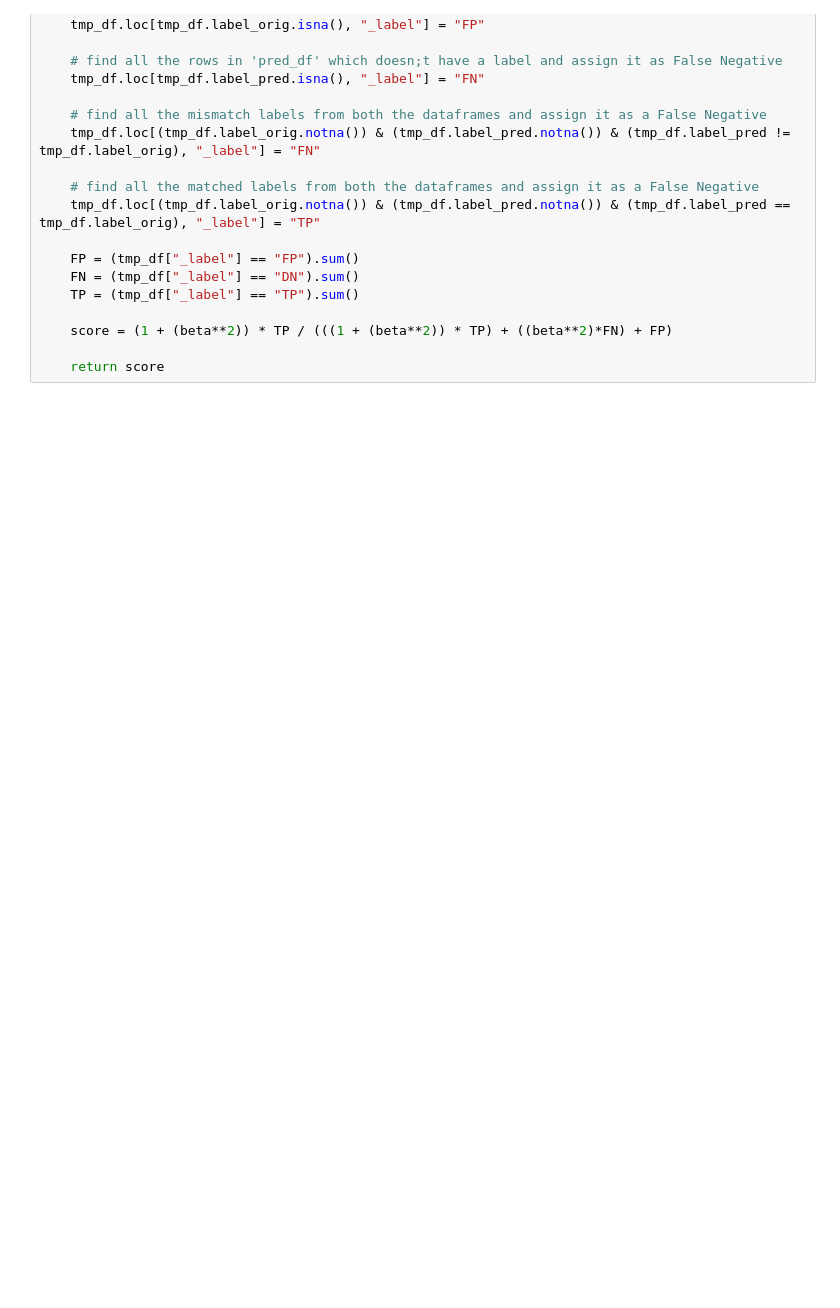
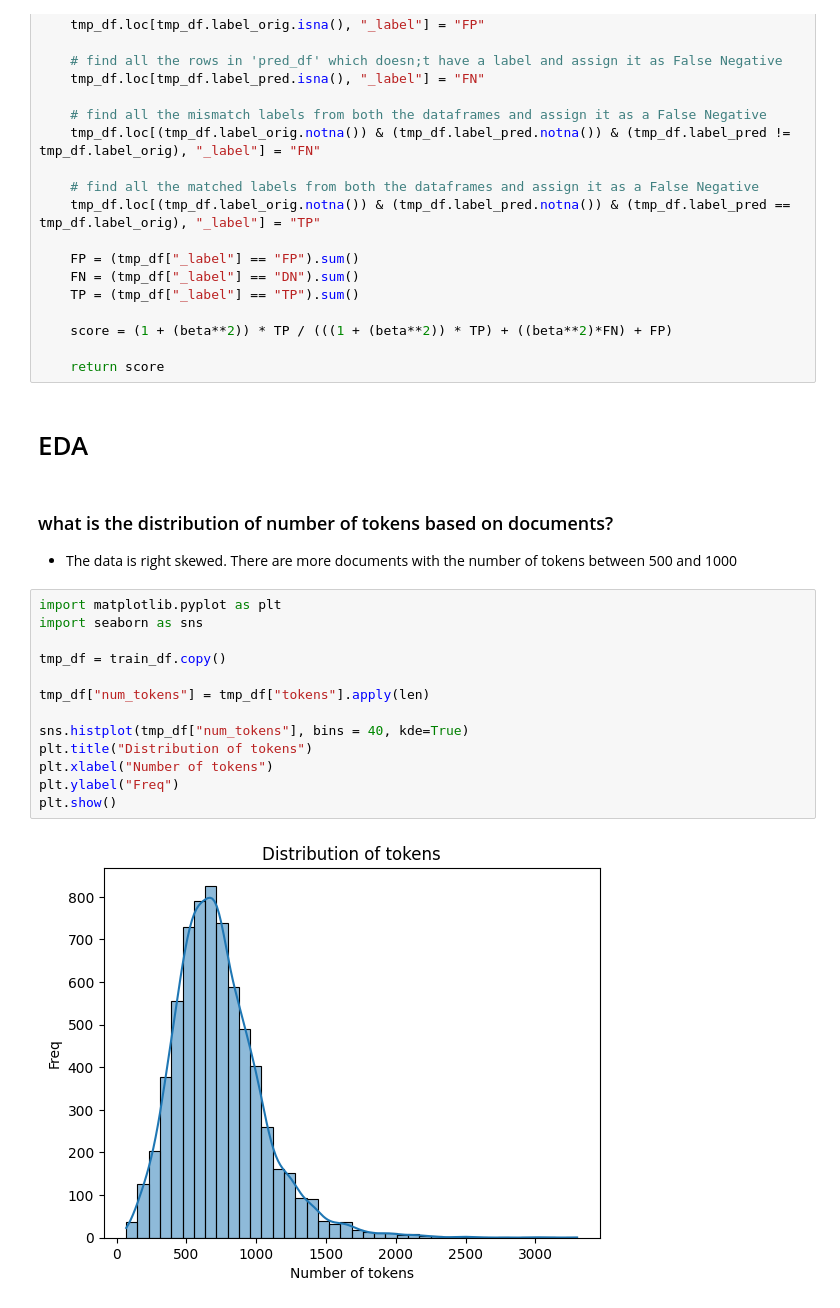
Before and after one commit to aditya-29/PII-Detection, a Jupyter notebook: pii detection.ipynb, the cells around one changed output. Saved outputs shown, nothing was run; the diff lists cells and outputs as text; blank space fills up the shorter version.

```diff
--- a/pii detection.ipynb
+++ b/pii detection.ipynb
@@ -78,3 +78,23 @@ def fbeta_score(pred_df: pd.DataFrame, orig_df: pd.DataFrame, beta=5) -> float:
     score = (1 + (beta**2)) * TP / (((1 + (beta**2)) * TP) + ((beta**2)*FN) + FP)
 
     return score
+# %% [markdown]
+# EDA
+# %% [markdown]
+### what is the distribution of number of tokens based on documents?
+- The data is right skewed. There are more documents with the number of tokens between 500 and 1000
+# %%
+import matplotlib.pyplot as plt
+import seaborn as sns
+
+tmp_df = train_df.copy()
+
+tmp_df["num_tokens"] = tmp_df["tokens"].apply(len)
+
+sns.histplot(tmp_df["num_tokens"], bins = 40, kde=True)
+plt.title("Distribution of tokens")
+plt.xlabel("Number of tokens")
+plt.ylabel("Freq")
+plt.show()
+# %% [output]
+[figure, added]
```
Also changed, not shown: parts of 35 cells of this notebook.
